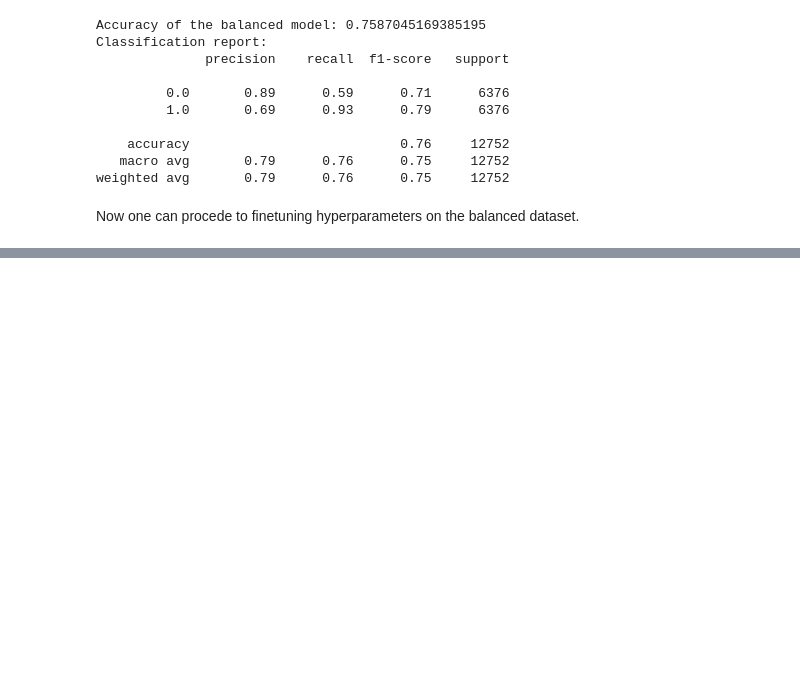
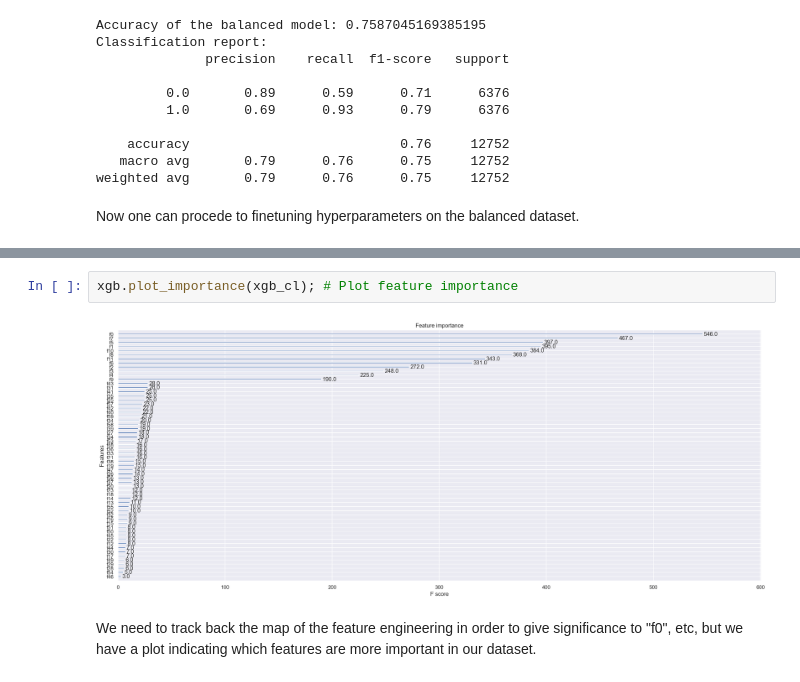
Before and after one commit to oscar-defelice/DSAcademy-lectures, a Jupyter notebook: Lectures_src/08.Ensemble_methods/02.BoostingClassifiers.ipynb, the cells around one changed output, grey strips where cells are left out. Drawn from its saved outputs; the diff is of its cells as text; blank space fills up the shorter version.

Commit message:
lecture: Add feature importance graph

```diff
--- a/Lectures_src/08.Ensemble_methods/02.BoostingClassifiers.ipynb
+++ b/Lectures_src/08.Ensemble_methods/02.BoostingClassifiers.ipynb
@@ -477,0 +484,6 @@ Now one can procede to finetuning hyperparameters on the balanced dataset.
+# %%
+xgb.plot_importance(xgb_cl); # Plot feature importance
+# %% [output]
+[figure, added]
+# %% [markdown]
+We need to track back the map of the feature engineering in order to give significance to "f0", etc, but we have a plot indicating which features are more important in our dataset.
```
Also changed, not shown: parts of 1 cell of this notebook.
